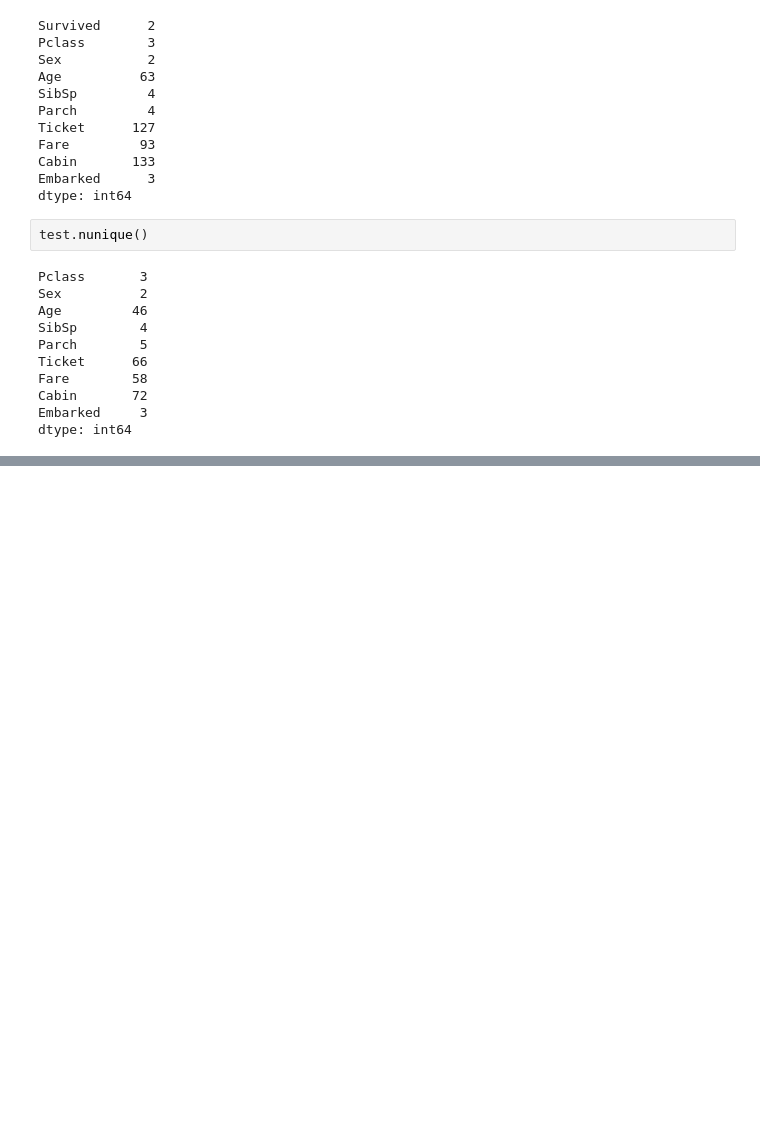
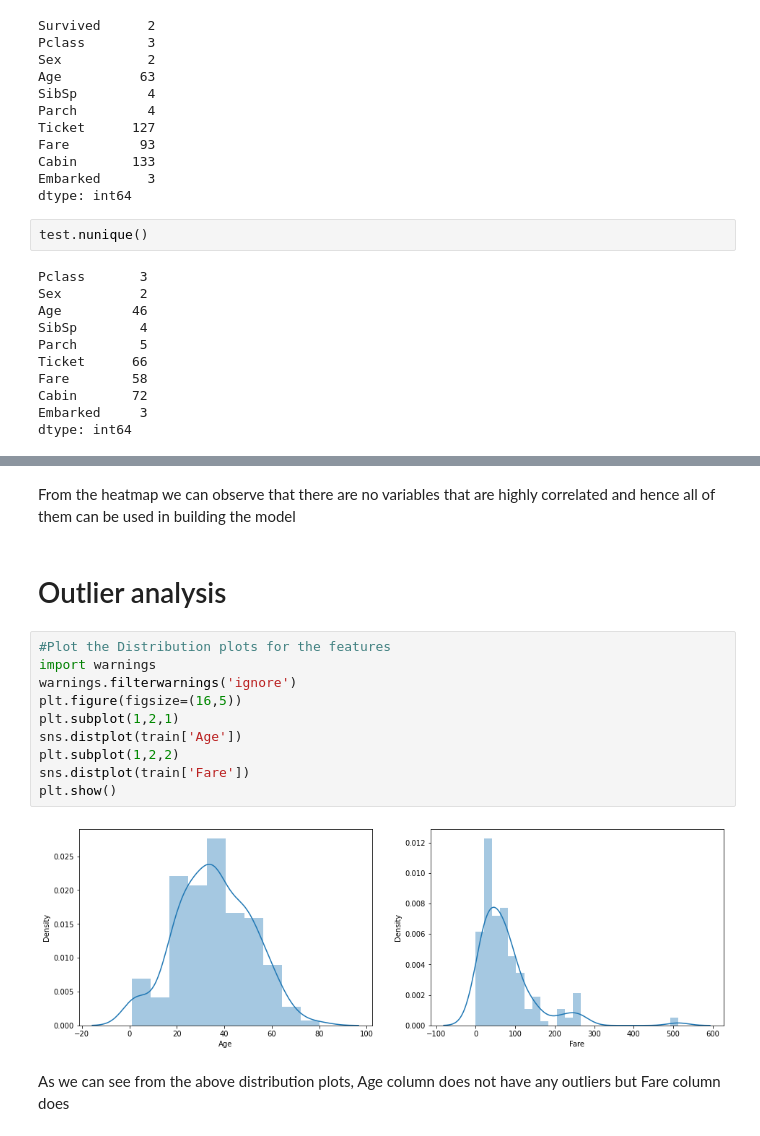
Before and after one commit to aana0308/Task0-Titanic-Exploration, a Jupyter notebook: KNN for ML Lab.ipynb, the cells around one changed output, grey strips where cells are left out. Drawn from its saved outputs; the diff is of its cells as text; blank space fills up the shorter version.

```diff
--- a/KNN for ML Lab.ipynb
+++ b/KNN for ML Lab.ipynb
@@ -258,0 +269,18 @@ dtype: int64
+# %% [markdown]
+From the heatmap we can observe that there are no variables that are highly correlated and hence all of them can be used in building the model
+# %% [markdown]
+# Outlier analysis
+# %%
+#Plot the Distribution plots for the features
+import warnings
+warnings.filterwarnings('ignore')
+plt.figure(figsize=(16,5))
+plt.subplot(1,2,1)
+sns.distplot(train['Age'])
+plt.subplot(1,2,2)
+sns.distplot(train['Fare'])
+plt.show()
+# %% [output]
+[figure, added]
+# %% [markdown]
+As we can see from the above distribution plots, Age column does not have any outliers but Fare column does
```
Also changed, not shown: parts of 26 cells of this notebook.
